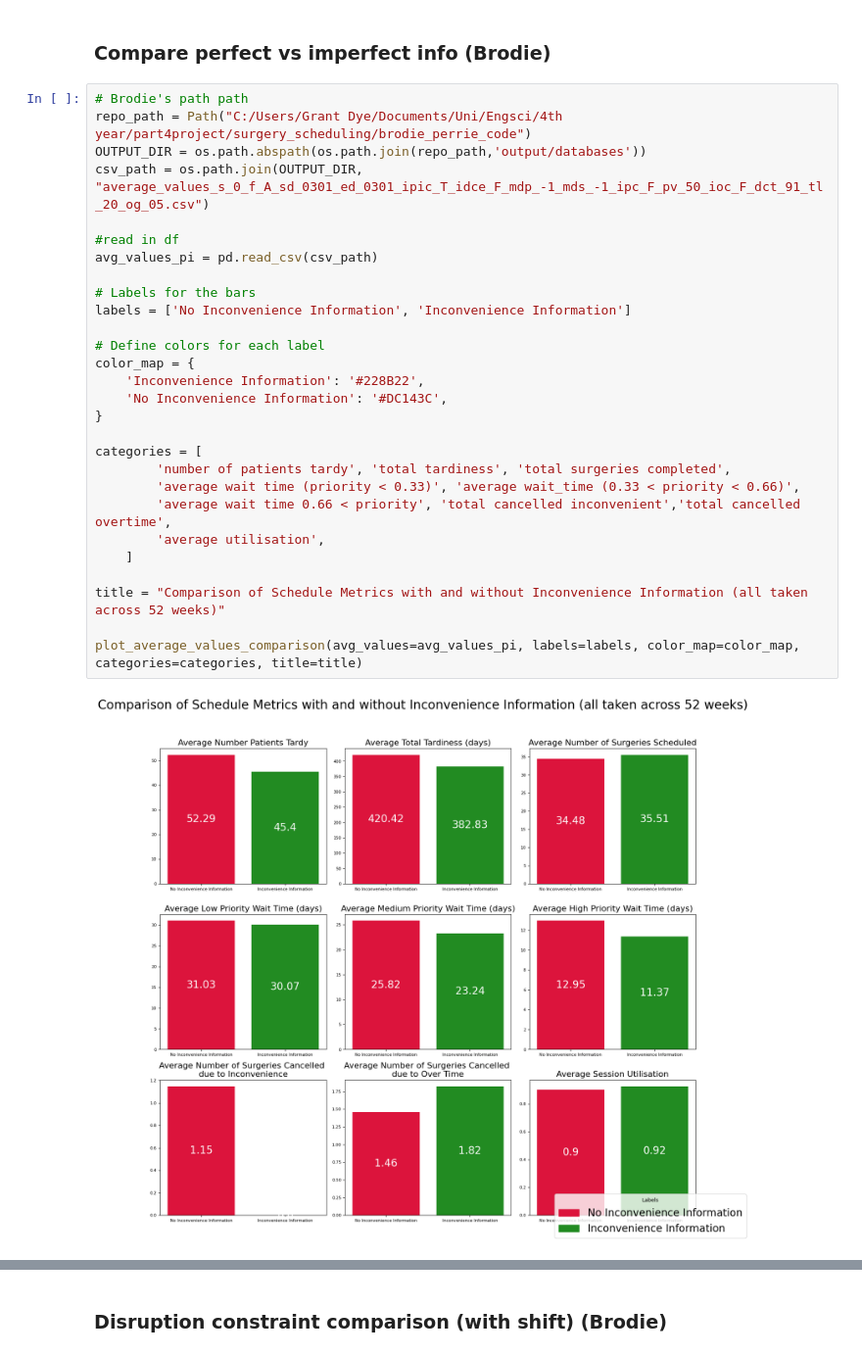
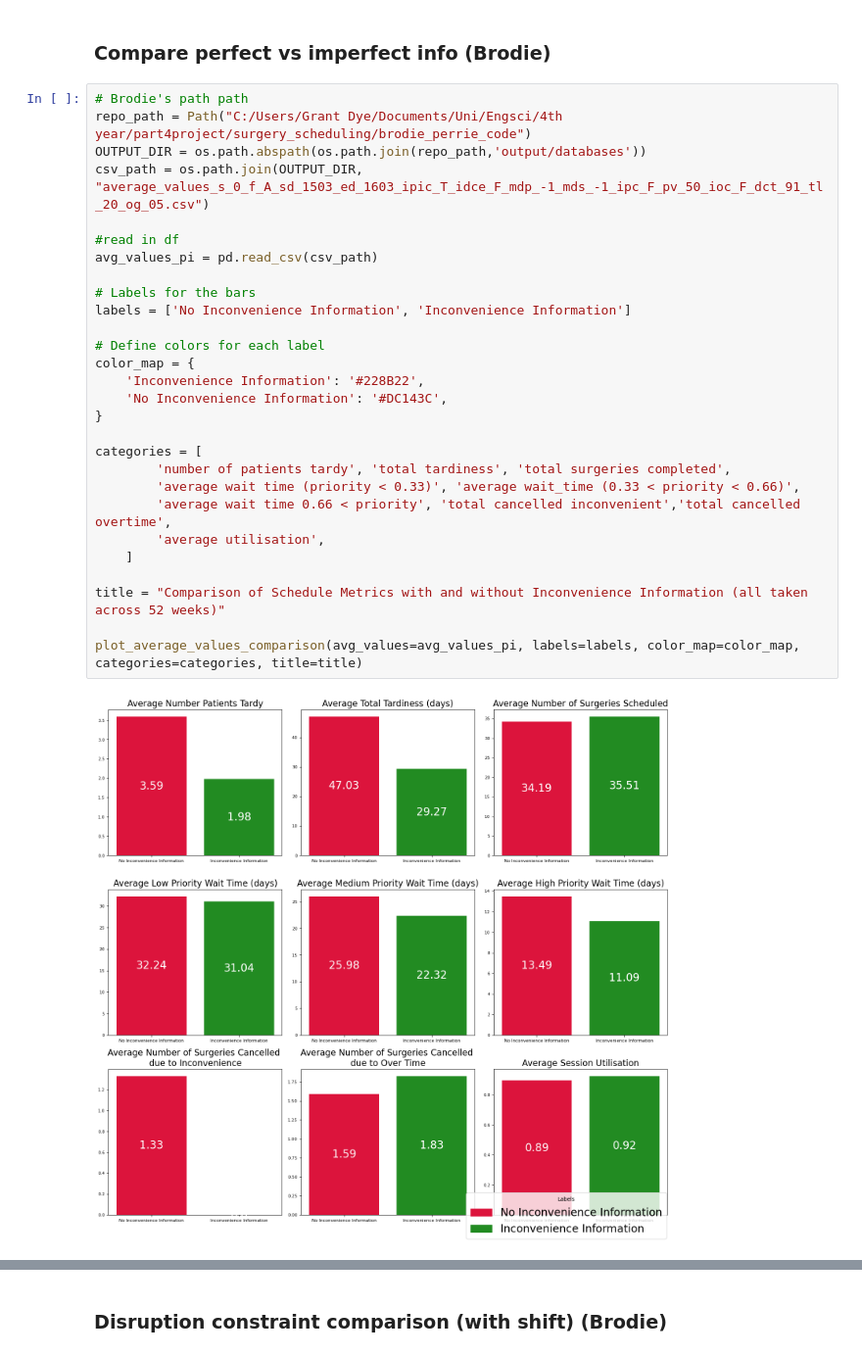
Before and after one commit to brodie11/surgery_scheduling, a Jupyter notebook: brodie_perrie_code/src/scripts/brodie_plotting.ipynb, the cells around one changed output, grey strips where cells are left out. Shown at 98% size. Saved outputs shown, nothing was run; the diff lists cells and outputs as text.

```diff
--- a/brodie_perrie_code/src/scripts/brodie_plotting.ipynb
+++ b/brodie_perrie_code/src/scripts/brodie_plotting.ipynb
@@ -105,31 +109,31 @@ plot_average_values_comparison(avg_values=avg_values_pi, labels=labels, color_ma
 # %%
 # Brodie's path path
 repo_path = Path("C:/Users/Grant Dye/Documents/Uni/Engsci/4th year/part4project/surgery_scheduling/brodie_perrie_code")
 OUTPUT_DIR = os.path.abspath(os.path.join(repo_path,'output/databases'))
-csv_path = os.path.join(OUTPUT_DIR, "average_values_s_0_f_A_sd_0301_ed_0301_ipic_T_idce_F_mdp_-1_mds_-1_ipc_F_pv_50_ioc_F_dct_91_tl_20_og_05.csv")
+csv_path = os.path.join(OUTPUT_DIR, "average_values_s_0_f_A_sd_1503_ed_1603_ipic_T_idce_F_mdp_-1_mds_-1_ipc_F_pv_50_ioc_F_dct_91_tl_20_og_05.csv")
 
 #read in df
 avg_values_pi = pd.read_csv(csv_path)
 
 # Labels for the bars
 labels = ['No Inconvenience Information', 'Inconvenience Information']
 
 # Define colors for each label
 color_map = {
     'Inconvenience Information': '#228B22',
     'No Inconvenience Information': '#DC143C',
 }
 
 categories = [
         'number of patients tardy', 'total tardiness', 'total surgeries completed',
         'average wait time (priority < 0.33)', 'average wait_time (0.33 < priority < 0.66)',
         'average wait time 0.66 < priority', 'total cancelled inconvenient','total cancelled overtime',
         'average utilisation',
     ]
 
 title = "Comparison of Schedule Metrics with and without Inconvenience Information (all taken across 52 weeks)"
 
 plot_average_values_comparison(avg_values=avg_values_pi, labels=labels, color_map=color_map, categories=categories, title=title)
 # %% [output]
-[figure, old version]
+[figure, new version]
 # %% [markdown]
```
Also changed, not shown: parts of 13 cells of this notebook, 8 other files.
